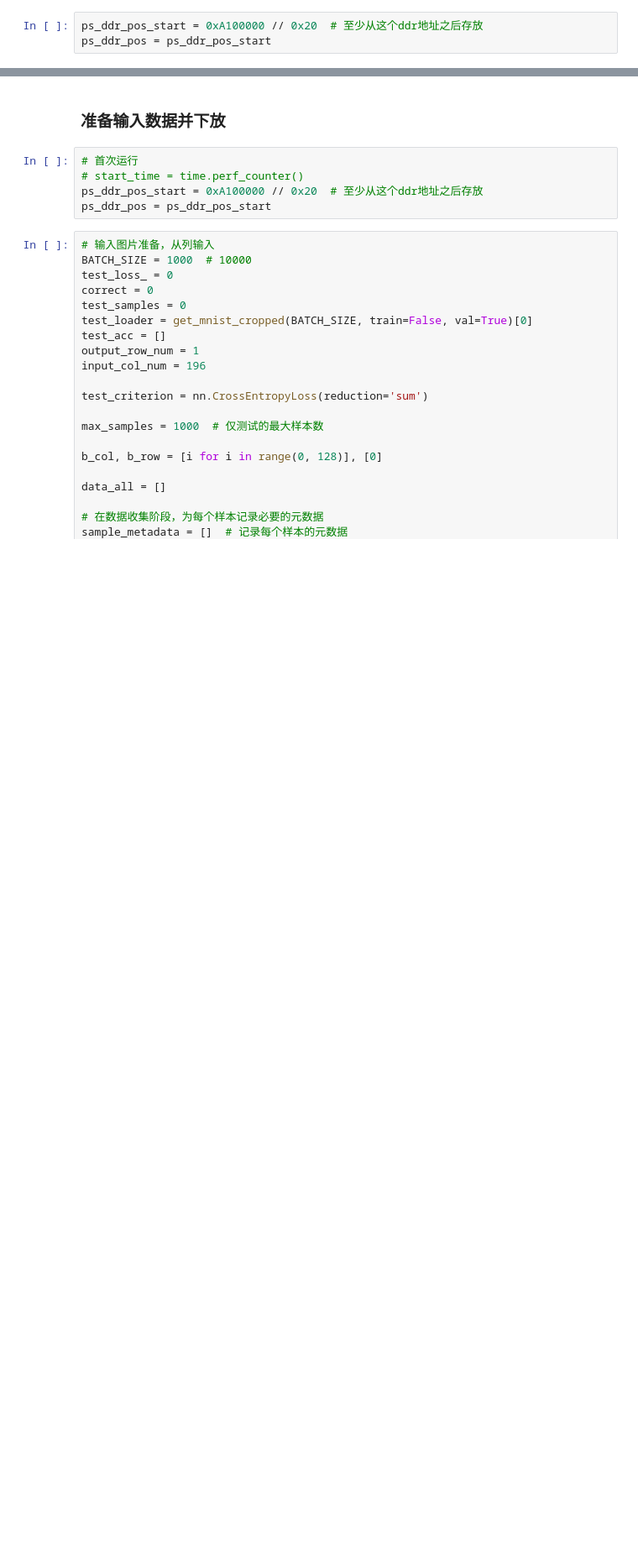
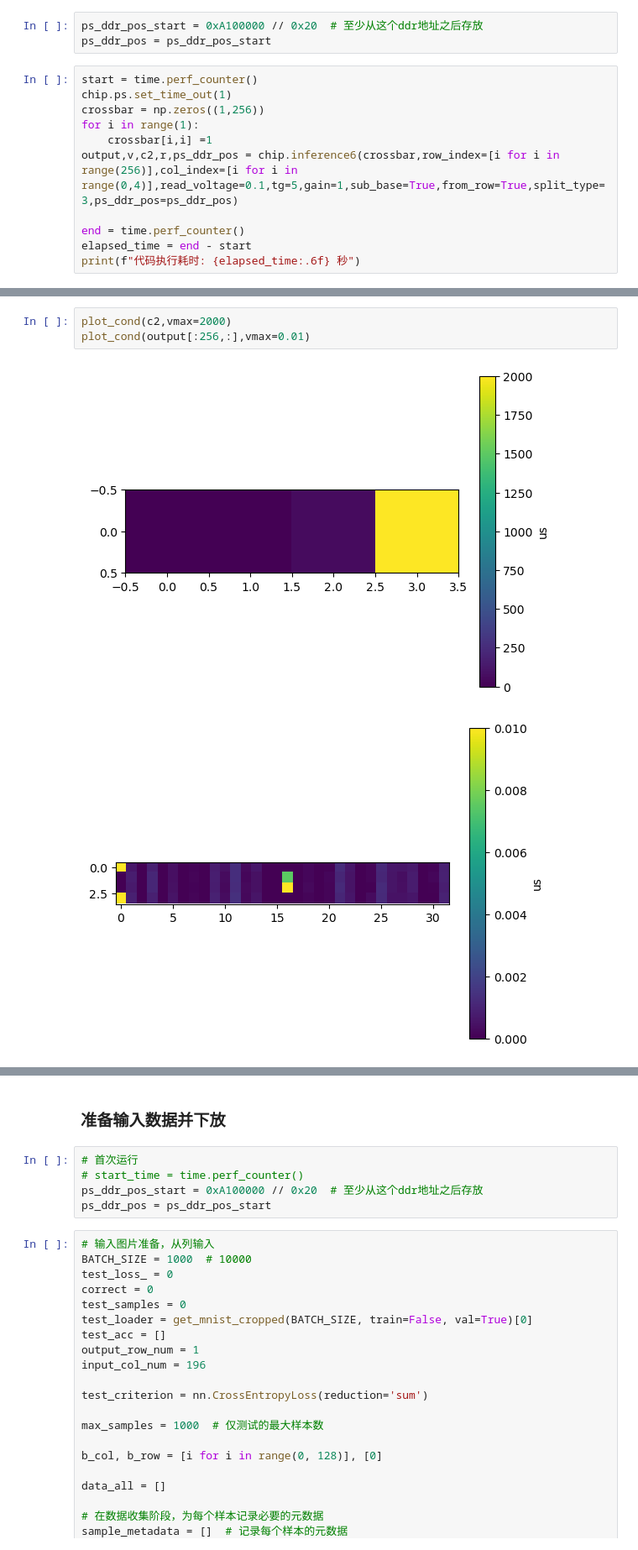
Before and after one commit to bei-meng/host_computer, a Jupyter notebook: examples/ps_encoding_test.ipynb, the cells around one changed output, grey strips where cells are left out. Shown at 84% size. Drawn from its saved outputs; the diff is of its cells as text; blank space fills up the shorter version.

```diff
--- a/examples/ps_encoding_test.ipynb
+++ b/examples/ps_encoding_test.ipynb
@@ -80,3 +65,14 @@ plot_v(v= voltage,figsize=(6,4))
 # %%
 ps_ddr_pos_start = 0xA100000 // 0x20  # 至少从这个ddr地址之后存放
 ps_ddr_pos = ps_ddr_pos_start
+# %%
+start = time.perf_counter()
+chip.ps.set_time_out(1)
+crossbar = np.zeros((1,256))
+for i in range(1):
+    crossbar[i,i] =1
+output,v,c2,r,ps_ddr_pos = chip.inference6(crossbar,row_index=[i for i in range(256)],col_index=[i for i in range(0,4)],read_voltage=0.1,tg=5,gain=1,sub_base=True,from_row=True,split_type=3,ps_ddr_pos=ps_ddr_pos)
+
+end = time.perf_counter()
+elapsed_time = end - start
+print(f"代码执行耗时: {elapsed_time:.6f} 秒")
@@ -82,0 +98,6 @@ ps_ddr_pos = ps_ddr_pos_start
+# %%
+plot_cond(c2,vmax=2000)
+plot_cond(output[:256,:],vmax=0.01)
+# %% [output]
+[figure, added]
+[figure, added]
```
Also changed, not shown: parts of 21 cells of this notebook, 13 other files.
